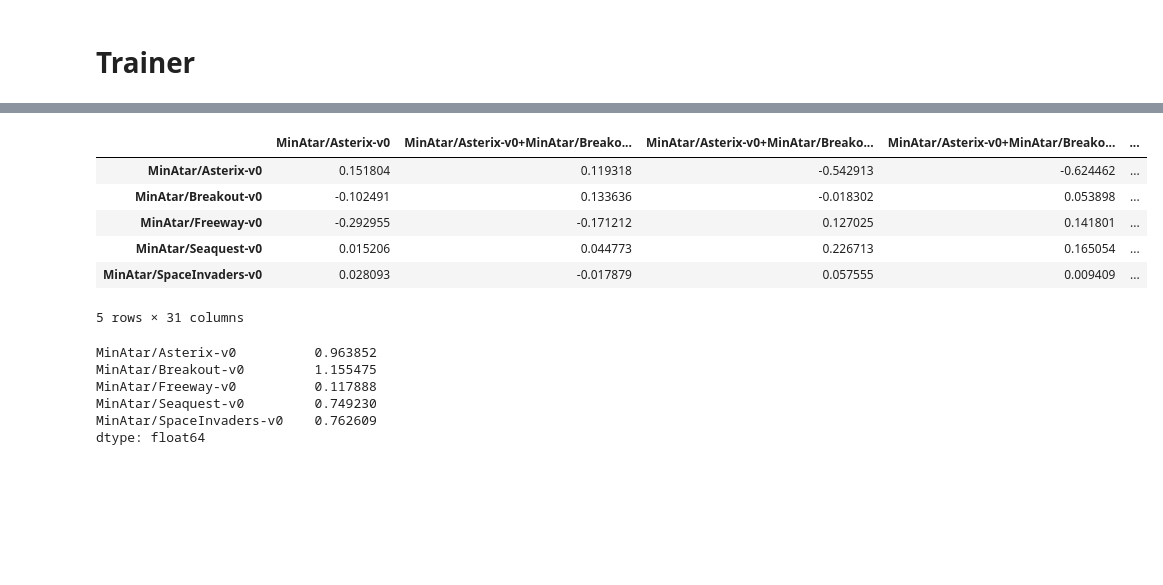
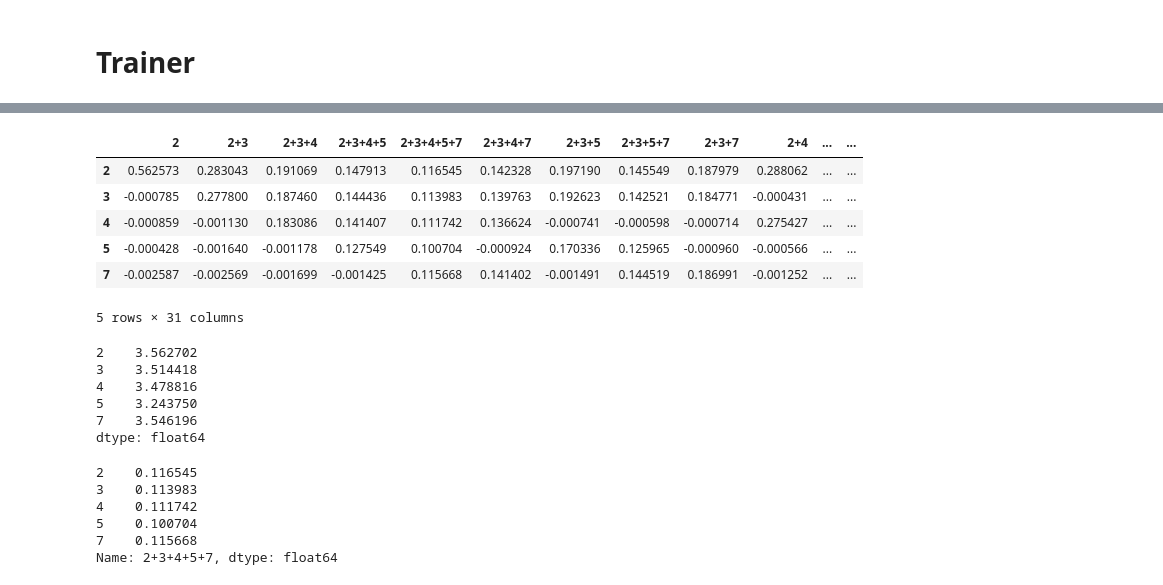
Before and after one commit to manfreddiaz/mechanics-curriculum-src, a Jupyter notebook: src/static/analysis/shapley.ipynb, the cells around one changed output, grey strips where cells are left out. Drawn from its saved outputs; the diff is of its cells as text; code cells hidden in the pictures; blank space fills up the shorter version.

```diff
--- a/src/static/analysis/shapley.ipynb
+++ b/src/static/analysis/shapley.ipynb
@@ -6,12 +6,14 @@ import seaborn as sns
 # Trainer
 # %%
 TRAINER_RESULTS = {
-    "MinAtar/DQN": "shapley/minatar_dqn/trainer_shapley_final.csv",
-    "MinAtar/Ordered/DQN[NR]": "shapley/minatar_ordered_dqn/trainer_nowak_radzik_final.csv",
-    "MinAtar/Ordered/DQN[SB]": "shapley/minatar_ordered_dqn/trainer_sanchez_bergantinos_final.csv",
-    "SparseIPD/PPO": "shapley/sipd_ppo/trainer_shapley_final.csv",
-    "SparseIPD/Ordered/PPO[NR]": "shapley/sipd_ordered_ppo/trainer_nowak_radzik_final.csv",
-    "SparseIPD/Ordered/PPO[SB]": "shapley/sipd_ordered_ppo/trainer_sanchez_bergantinos_final.csv"
+    # "MinAtar/DQN": "shapley/minatar_dqn/trainer_shapley_final.csv",
+    # "MinAtar/Ordered/DQN[NR]": "shapley/minatar_ordered_dqn/trainer_nowak_radzik_final.csv",
+    # "MinAtar/Ordered/DQN[SB]": "shapley/minatar_ordered_dqn/trainer_sanchez_bergantinos_final.csv",
+    # "SparseIPD/PPO": "shapley/sipd_ppo/trainer_shapley_final.csv",
+    # "SparseIPD/Ordered/PPO[NR]": "shapley/sipd_ordered_ppo/trainer_nowak_radzik_final.csv",
+    # "SparseIPD/Ordered/PPO[SB]": "shapley/sipd_ordered_ppo/trainer_sanchez_bergantinos_final.csv"
+        # "MinAtar/DQN": "shapley/minatar_dqn/trainer_shapley_final.csv",
+    "MNIST/Adam": "shapley/mnist_sgd/trainer_shapley_final.csv",
 }
 # %%
 def display_shapley(file: str, title: str, pure_only: bool=True):
@@ -54,23 +57,32 @@ for result in TRAINER_RESULTS:
 # %%
 df = pd.read_csv(
-    TRAINER_RESULTS['MinAtar/DQN'],
+    TRAINER_RESULTS['MNIST/Adam'],
     index_col=0
 )
 df.head()
 # %% [output]
-|  | MinAtar/Asterix-v0 | MinAtar/Asterix-v0+MinAtar/Breako... | MinAtar/Asterix-v0+MinAtar/Breako... | MinAtar/Asterix-v0+MinAtar/Breako... | ... |
-| MinAtar/Asterix-v0 | 0.151804 | 0.119318 | -0.542913 | -0.624462 | ... |
-| MinAtar/Breakout-v0 | -0.102491 | 0.133636 | -0.018302 | 0.053898 | ... |
-| MinAtar/Freeway-v0 | -0.292955 | -0.171212 | 0.127025 | 0.141801 | ... |
-| MinAtar/Seaquest-v0 | 0.015206 | 0.044773 | 0.226713 | 0.165054 | ... |
-| MinAtar/SpaceInvaders-v0 | 0.028093 | -0.017879 | 0.057555 | 0.009409 | ... |
+|  | 2 | 2+3 | 2+3+4 | 2+3+4+5 | 2+3+4+5+7 | 2+3+4+7 | 2+3+5 | 2+3+5+7 | 2+3+7 | 2+4 | ... | ... |
+| 2 | 0.562573 | 0.283043 | 0.191069 | 0.147913 | 0.116545 | 0.142328 | 0.197190 | 0.145549 | 0.187979 | 0.288062 | ... | ... |
+| 3 | -0.000785 | 0.277800 | 0.187460 | 0.144436 | 0.113983 | 0.139763 | 0.192623 | 0.142521 | 0.184771 | -0.000431 | ... | ... |
+| 4 | -0.000859 | -0.001130 | 0.183086 | 0.141407 | 0.111742 | 0.136624 | -0.000741 | -0.000598 | -0.000714 | 0.275427 | ... | ... |
+| 5 | -0.000428 | -0.001640 | -0.001178 | 0.127549 | 0.100704 | -0.000924 | 0.170336 | 0.125965 | -0.000960 | -0.000566 | ... | ... |
+| 7 | -0.002587 | -0.002569 | -0.001699 | -0.001425 | 0.115668 | 0.141402 | -0.001491 | 0.144519 | 0.186991 | -0.001252 | ... | ... |
 5 rows × 31 columns
 # %%
 df.sum(axis=1)
 # %% [output]
-MinAtar/Asterix-v0          0.963852
-MinAtar/Breakout-v0         1.155475
-MinAtar/Freeway-v0          0.117888
-MinAtar/Seaquest-v0         0.749230
-MinAtar/SpaceInvaders-v0    0.762609
+2    3.562702
+3    3.514418
+4    3.478816
+5    3.243750
+7    3.546196
 dtype: float64
+# %%
+df['2+3+4+5+7']
+# %% [output]
+2    0.116545
+3    0.113983
+4    0.111742
+5    0.100704
+7    0.115668
+Name: 2+3+4+5+7, dtype: float64
```
Also changed, not shown: parts of 3 cells of this notebook, 33 other files.
